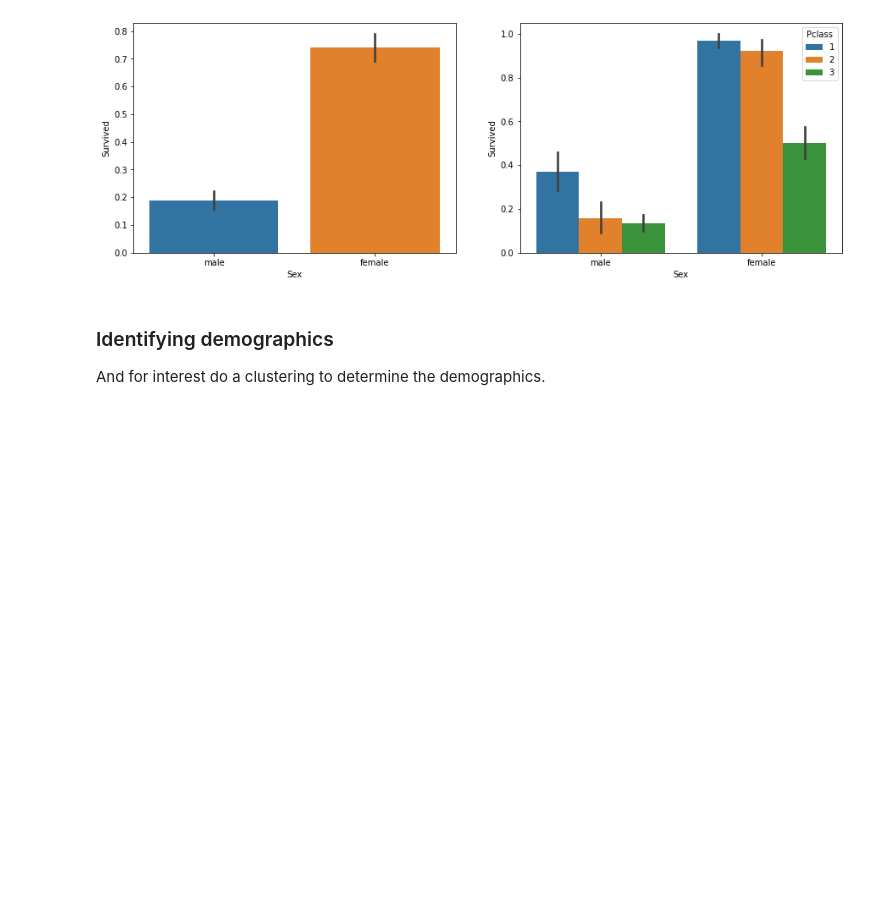
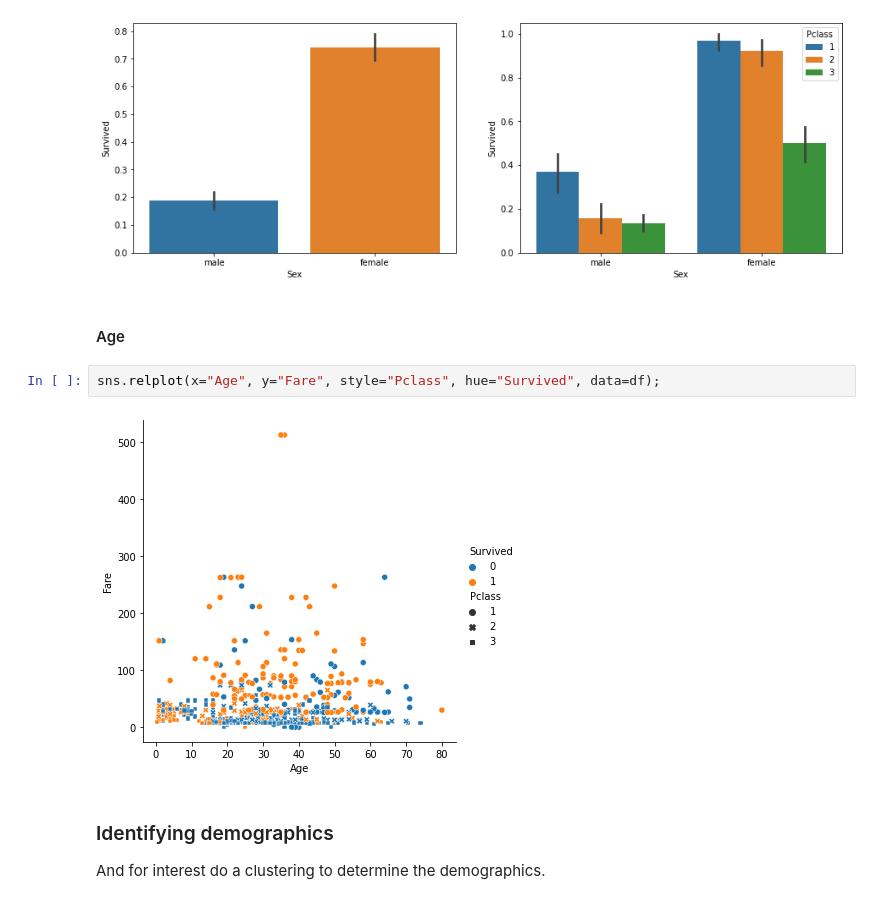
Before and after one commit to djd19/titanic, a Jupyter notebook: Exploration.ipynb, the cells around one changed output. Cells and saved outputs as stored; diff of their text form; blank space fills up the shorter version.

```diff
--- a/Exploration.ipynb
+++ b/Exploration.ipynb
@@ -127,6 +135,12 @@ sns.barplot(x="Sex", y="Survived", data=df, ax=ax[0])
 sns.barplot(x="Sex", y="Survived", hue="Pclass", data=df, ax=ax[1]);
 # %% [output]
 [figure]
+# %% [markdown]
+#### Age
+# %%
+sns.relplot(x="Age", y="Fare", style="Pclass", hue="Survived", data=df);
+# %% [output]
+[figure, added]
 # %% [markdown]
 ### Identifying demographics
 
```
Also changed, not shown: parts of 7 cells of this notebook.
